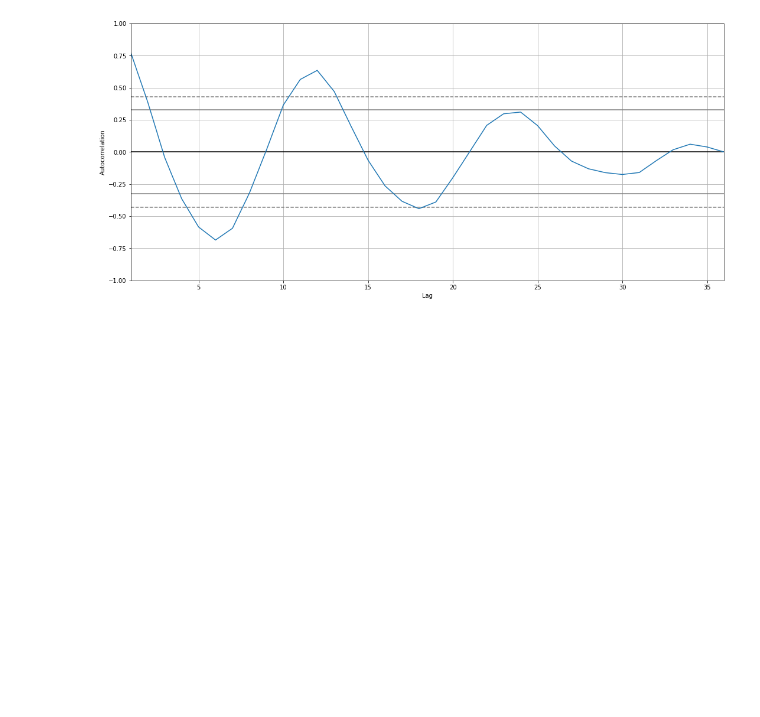
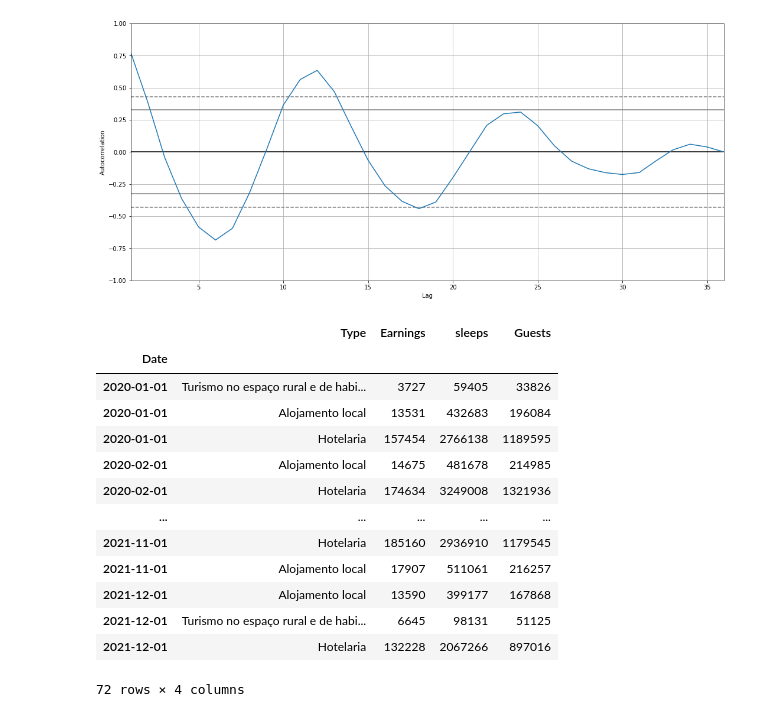
Before and after one commit to LuisaPolicarpo/Project5, a Jupyter notebook: Time_series_s_e_g.ipynb, the cells around one changed output. Saved outputs shown, nothing was run; the diff lists cells and outputs as text; code cells hidden in the pictures; blank space fills up the shorter version.

```diff
--- a/Time_series_s_e_g.ipynb
+++ b/Time_series_s_e_g.ipynb
@@ -829,3 +829,21 @@ autocorrelation_plot(df_final2 ['Guests'])
 plt.show()
 # %% [output]
 [figure]
+# %%
+df_final2_2020 = df_final[df_final['Date']>= '2020-01-01'].sort_values(by='Date', ascending=True).set_index('Date')
+df_final2_2020
+# %% [output]
+|  | Type | Earnings | sleeps | Guests |
+| Date |  |  |  |  |
+| 2020-01-01 | Turismo no espaço rural e de habi... | 3727 | 59405 | 33826 |
+| 2020-01-01 | Alojamento local | 13531 | 432683 | 196084 |
+| 2020-01-01 | Hotelaria | 157454 | 2766138 | 1189595 |
+| 2020-02-01 | Alojamento local | 14675 | 481678 | 214985 |
+| 2020-02-01 | Hotelaria | 174634 | 3249008 | 1321936 |
+| ... | ... | ... | ... | ... |
+| 2021-11-01 | Hotelaria | 185160 | 2936910 | 1179545 |
+| 2021-11-01 | Alojamento local | 17907 | 511061 | 216257 |
+| 2021-12-01 | Alojamento local | 13590 | 399177 | 167868 |
+| 2021-12-01 | Turismo no espaço rural e de habi... | 6645 | 98131 | 51125 |
+| 2021-12-01 | Hotelaria | 132228 | 2067266 | 897016 |
+72 rows × 4 columns
```
Also changed, not shown: parts of 6 cells of this notebook.
